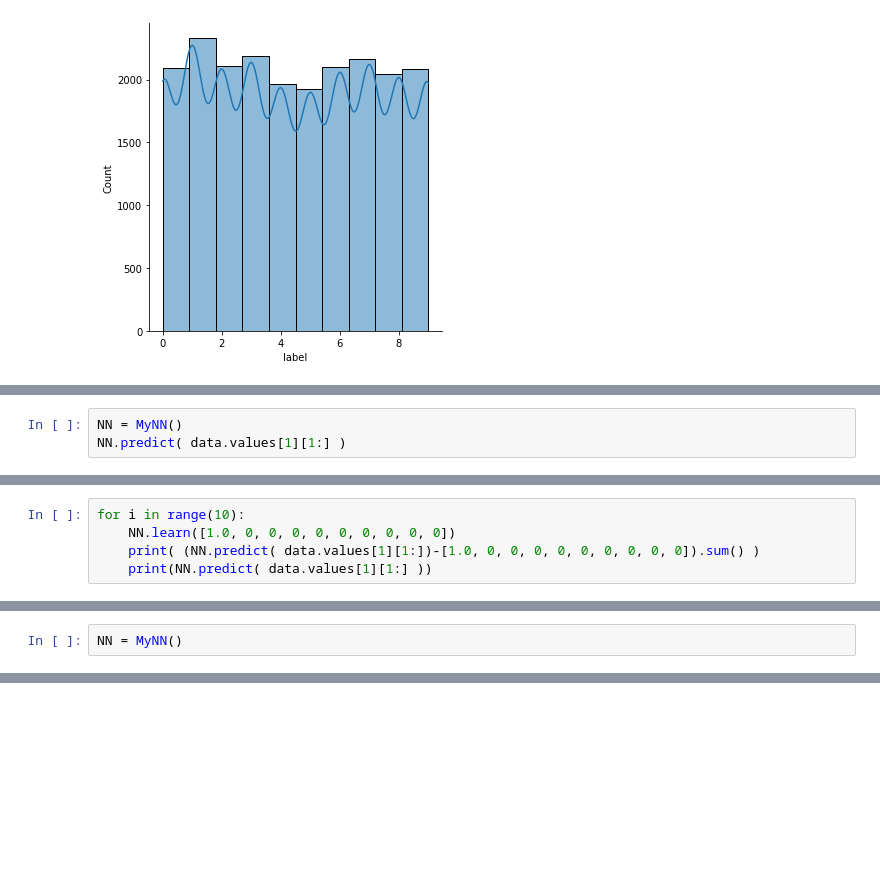
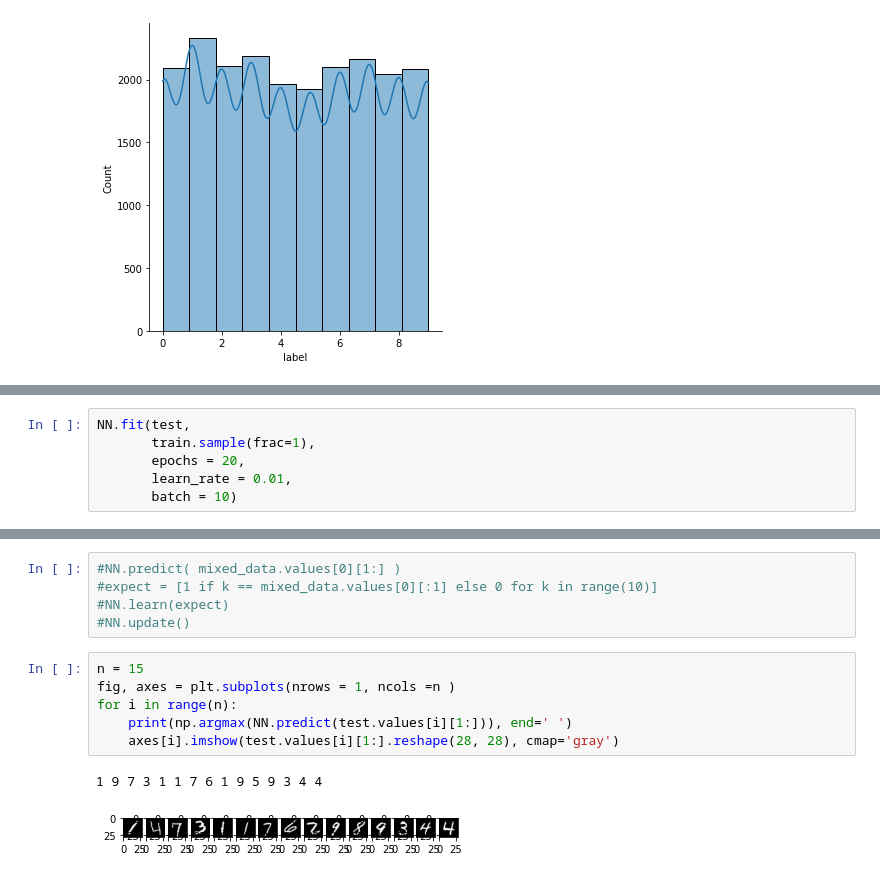
Before and after one commit to DumDereDum/revising_ds_knowledge, a Jupyter notebook: handtyped_nn.ipynb, the cells around one changed output, grey strips where cells are left out. Drawn from its saved outputs; the diff is of its cells as text; blank space fills up the shorter version.

```diff
--- a/handtyped_nn.ipynb
+++ b/handtyped_nn.ipynb
@@ -161,3 +187,0 @@ for i in range(20):
-# %%
-NN = MyNN()
-NN.predict( data.values[1][1:] )
@@ -167,5 +187,0 @@ array([4.96350059, 4.66144076, 4.82593038, 5.52114227, 4.61042712,
-# %%
-for i in range(10):
-    NN.learn([1.0, 0, 0, 0, 0, 0, 0, 0, 0, 0])
-    print( (NN.predict( data.values[1][1:])-[1.0, 0, 0, 0, 0, 0, 0, 0, 0, 0]).sum() )
-    print(NN.predict( data.values[1][1:] ))
@@ -223,2 +187,0 @@ e / ((1+e)**2)
-# %%
-NN = MyNN()
@@ -257,0 +188,6 @@ ValueError: shapes (4,2) and (4,) not aligned: 2 (dim 1) != 4 (dim 0)
+# %%
+NN.fit(test,
+       train.sample(frac=1),
+       epochs = 20,
+       learn_rate = 0.01,
+       batch = 10)
@@ -257,0 +215,14 @@ ValueError: shapes (4,2) and (4,) not aligned: 2 (dim 1) != 4 (dim 0)
+# %%
+#NN.predict( mixed_data.values[0][1:] )
+#expect = [1 if k == mixed_data.values[0][:1] else 0 for k in range(10)]
+#NN.learn(expect)
+#NN.update()
+# %%
+n = 15
+fig, axes = plt.subplots(nrows = 1, ncols =n )
+for i in range(n):
+    print(np.argmax(NN.predict(test.values[i][1:])), end=' ')
+    axes[i].imshow(test.values[i][1:].reshape(28, 28), cmap='gray')
+# %% [output]
+1 9 7 3 1 1 7 6 1 9 5 9 3 4 4
+[figure, added]
```
Also changed, not shown: parts of 24 cells of this notebook.
